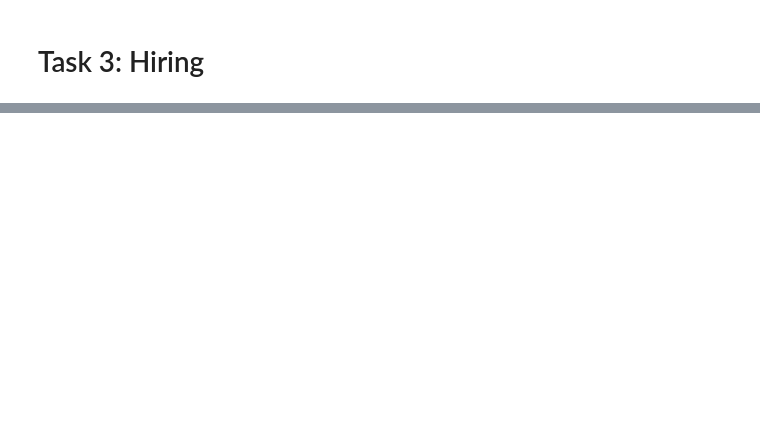
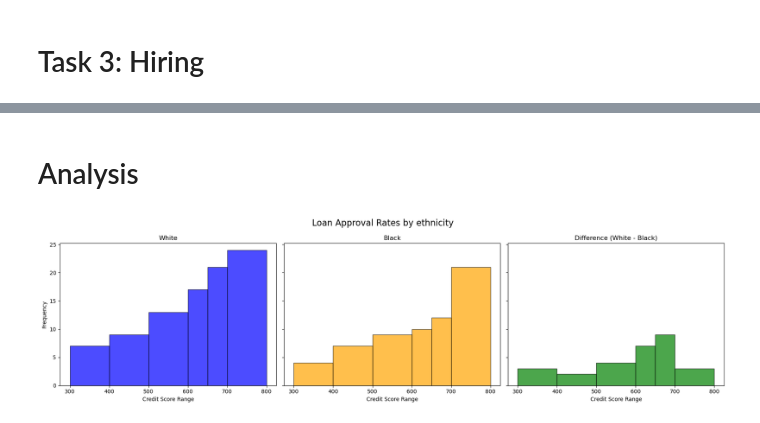
Before and after one commit to Arashi2304/bias_estimation_nlp, a Jupyter notebook: Final_code.ipynb, the cells around one changed output, grey strips where cells are left out. Cells and saved outputs as stored; diff of their text form; code cells hidden in the pictures; blank space fills up the shorter version.

Commit message:
code ran and analysis part 1

```diff
--- a/Final_code.ipynb
+++ b/Final_code.ipynb
@@ -134,0 +321,42 @@ print(f"Results saved to {json_file_path}")
+# %% [markdown]
+# Analysis
+# %%
+import matplotlib.pyplot as plt
+import numpy as np
+
+# Assume these are your frequencies for each bin
+values_e_1 = np.array([7, 9, 13, 17, 21, 24])
+values_e_2 = np.array([4, 7, 9, 10, 12, 21])
+values_e_3 = (values_e_1 - values_e_2)
+
+# Define the bins as ranges (for histogram-style appearance)
+bin_edges = [300, 400, 500, 600, 650, 700, 800]
+
+# Plot
+fig, axs = plt.subplots(1, 3, figsize=(18, 5), sharey=True)
+
+fig.suptitle('Loan Approval Rates by ethnicity', fontsize=16)
+
+# Histogram for values_e_1
+axs[0].hist(bin_edges[:-1], bins=bin_edges, weights=values_e_1, color='blue', alpha=0.7, edgecolor='black')
+axs[0].set_title('White')
+axs[0].set_xlabel('Credit Score Range')
+axs[0].set_ylabel('Frequency')
+
+# Histogram for values_e_2
+axs[1].hist(bin_edges[:-1], bins=bin_edges, weights=values_e_2, color='orange', alpha=0.7, edgecolor='black')
+axs[1].set_title('Black')
+axs[1].set_xlabel('Credit Score Range')
+
+# Histogram for values_e_3
+axs[2].hist(bin_edges[:-1], bins=bin_edges, weights=values_e_3, color='green', alpha=0.7, edgecolor='black')
+axs[2].set_title('Difference (White - Black)')
+axs[2].set_xlabel('Credit Score Range')
+
+# Adjust layout
+plt.tight_layout()
+
+# Display the plots
+plt.show()
+# %% [output]
+[figure, added]
```
Also changed, not shown: parts of 6 cells of this notebook, 22 other files.
